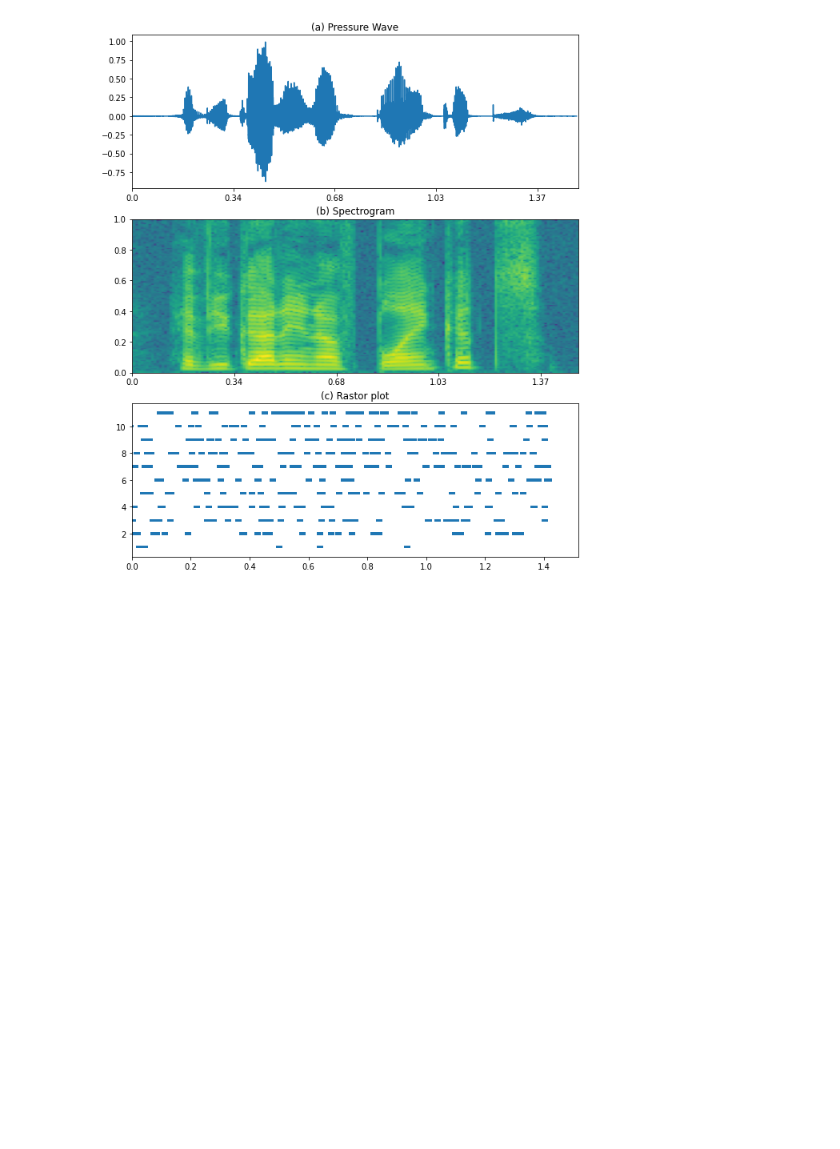
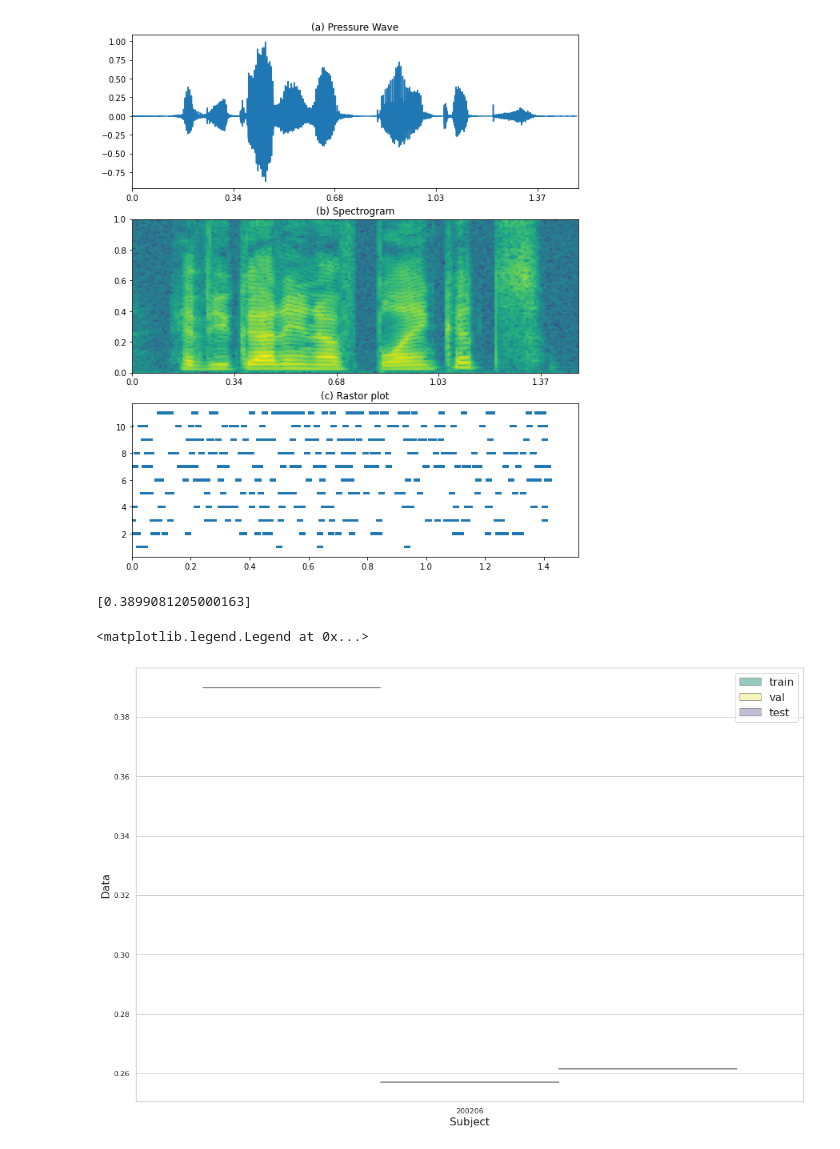
Before and after one commit to bilalhsp/Auditory_Cortex, a Jupyter notebook: notebooks/plots.ipynb, the cells around one changed output. Cells and saved outputs as stored; diff of their text form; code cells hidden in the pictures; blank space fills up the shorter version.

```diff
--- a/notebooks/plots.ipynb
+++ b/notebooks/plots.ipynb
@@ -87,14 +97,4 @@ Clips:  0.5 0.5
 # %%
-import matplotlib.pyplot as plt
-import json
-import os
-import numpy as np
-import pandas as pd
-
-dir = '/Users/akshita/Documents/Research/Makin/outputs/neuron_corr/without_sp'
-
-names = os.listdir(os.path.join(dir))
-
 # tot_data = {}
 train = []
 val = []
@@ -177,13 +177,18 @@ for name in names:
         # plt.legend()
         # plt.title(f"Avg across {num_channels}-{nan_channels} channels {name} without SP", fontsize=16)
         # plt.savefig("/Users/akshita/Documents/Research/Makin/outputs/without_SP/"+ name +".png")
+# %% [output]
+[0.3899081205000163]
 # %%
 import seaborn as sns
-
+df = pd.DataFrame()
 tot_df = df.append(df_list)
 sns.set_theme(style="whitegrid")
 plt.figure(figsize=(18, 12))
 sns.violinplot(x="subject", y="data",hue='type', data=tot_df,palette="Set3")
 plt.xlabel("Subject", fontsize=16)
 plt.ylabel("Data", fontsize=16)
 plt.legend(fontsize=16)
+# %% [output]
+<matplotlib.legend.Legend at 0x...>
+[figure, added]
```
Also changed, not shown: parts of 1 cell of this notebook, 5 other files.
